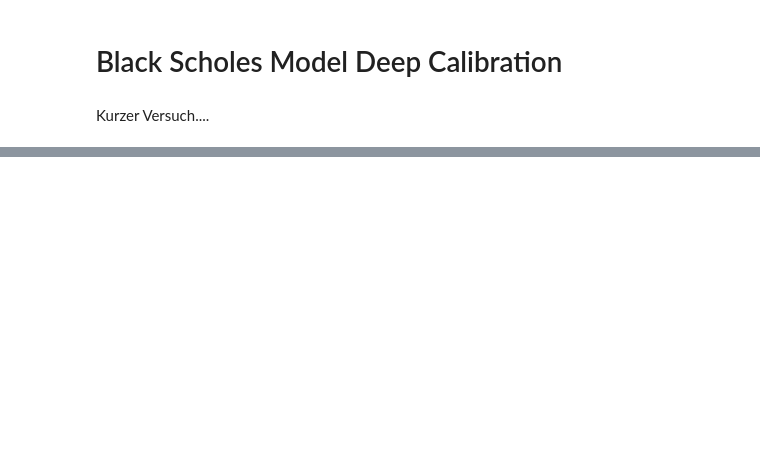
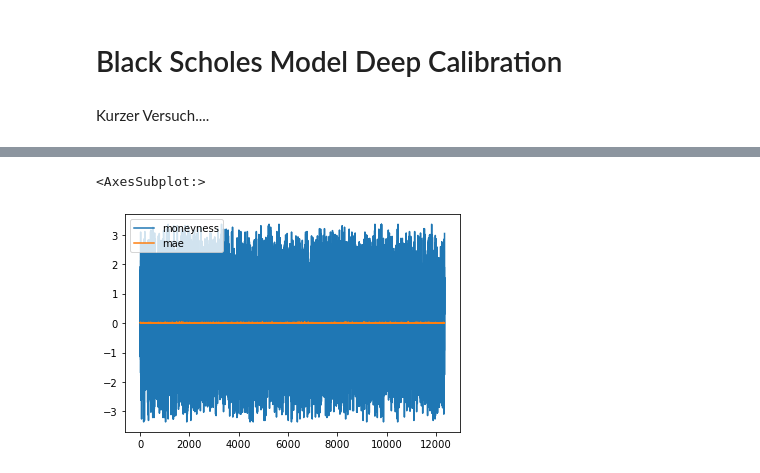
Before and after one commit to kboroz/DeepFinance, a Jupyter notebook: black_scholes_deep_calibration.ipynb, the cells around one changed output, grey strips where cells are left out. Saved outputs shown, nothing was run; the diff lists cells and outputs as text; code cells hidden in the pictures; blank space fills up the shorter version.

```diff
--- a/black_scholes_deep_calibration.ipynb
+++ b/black_scholes_deep_calibration.ipynb
@@ -247,0 +372,7 @@ CheckAccuracy(y_test,y_hat)
+# %%
+df = pd.DataFrame(plot_df, columns = ['moneyness', 'mae'])
+# %%
+df.plot()
+# %% [output]
+<AxesSubplot:>
+[figure, added]
```
Also changed, not shown: parts of 69 cells of this notebook.
